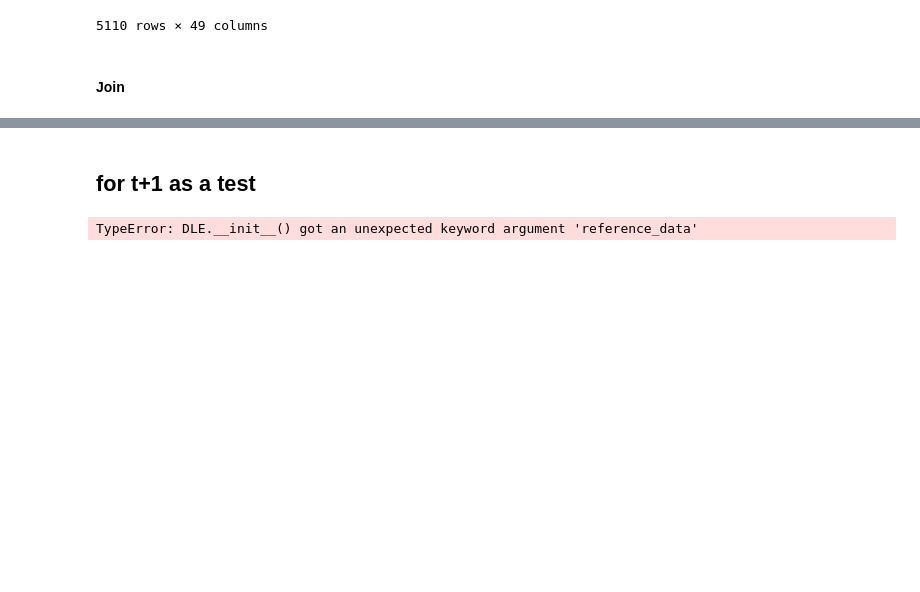
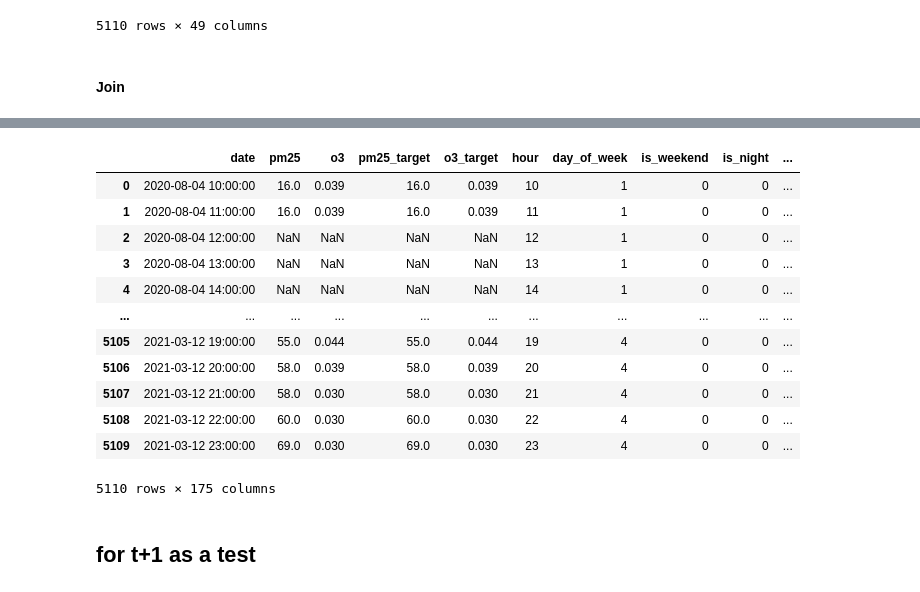
Before and after one commit to YubikNakarmi/Aqi_predictor, a Jupyter notebook: notebooks/monitoring.ipynb, the cells around one changed output, grey strips where cells are left out. Saved outputs shown, nothing was run; the diff lists cells and outputs as text; code cells hidden in the pictures; blank space fills up the shorter version.

```diff
--- a/notebooks/monitoring.ipynb
+++ b/notebooks/monitoring.ipynb
@@ -5,4 +5,5 @@ import os
 # %%
 ref_df = pd.read_parquet(os.path.join("D:/pypipeline/data/processed/hourly/us_paro_hourly", "test_processed.parquet"))
 ref_df = ref_df.reset_index()
+ref_df["date"] = pd.to_datetime(ref_df["date"], utc=True, errors="coerce").dt.tz_convert("Asia/Kathmandu").dt.tz_localize(None)
 # %%
@@ -40,13 +62,27 @@ ValueError: You are trying to merge on datetime64[ns, pytz.FixedOffset(345)] and
+# %%
+merged_df
+# %% [output]
+|  | date | pm25 | o3 | pm25_target | o3_target | hour | day_of_week | is_weekend | is_night | ... |
+| 0 | 2020-08-04 10:00:00 | 16.0 | 0.039 | 16.0 | 0.039 | 10 | 1 | 0 | 0 | ... |
+| 1 | 2020-08-04 11:00:00 | 16.0 | 0.039 | 16.0 | 0.039 | 11 | 1 | 0 | 0 | ... |
+| 2 | 2020-08-04 12:00:00 | NaN | NaN | NaN | NaN | 12 | 1 | 0 | 0 | ... |
+| 3 | 2020-08-04 13:00:00 | NaN | NaN | NaN | NaN | 13 | 1 | 0 | 0 | ... |
+| 4 | 2020-08-04 14:00:00 | NaN | NaN | NaN | NaN | 14 | 1 | 0 | 0 | ... |
+| ... | ... | ... | ... | ... | ... | ... | ... | ... | ... | ... |
+| 5105 | 2021-03-12 19:00:00 | 55.0 | 0.044 | 55.0 | 0.044 | 19 | 4 | 0 | 0 | ... |
+| 5106 | 2021-03-12 20:00:00 | 58.0 | 0.039 | 58.0 | 0.039 | 20 | 4 | 0 | 0 | ... |
+| 5107 | 2021-03-12 21:00:00 | 58.0 | 0.030 | 58.0 | 0.030 | 21 | 4 | 0 | 0 | ... |
+| 5108 | 2021-03-12 22:00:00 | 60.0 | 0.030 | 60.0 | 0.030 | 22 | 4 | 0 | 0 | ... |
+| 5109 | 2021-03-12 23:00:00 | 69.0 | 0.030 | 69.0 | 0.030 | 23 | 4 | 0 | 0 | ... |
+5110 rows × 175 columns
 # %% [markdown]
 ## for t+1 as a test
 # %%
 h = 1
 
-analysis = nannyml.DLE(y_true=f"pm25_plus_{h}h",
-                       y_pred=,
-                       columns=cols,
-                       timestamp_column_name="timestamp",
-                       target_column_name="pm25_target",
-                       chunk_period="D")
+analysis = nannyml.DLE(y_true=f"pm25_plus_{h}h_true",
+                       y_pred=f"pm25_plus_{h}h_pred",
+                       feature_column_names=cols,
+                       timestamp_column_name="date",
+                       chunk_period="2w",
+                       metrics=["rmse","mae"])
-# %% [output]
-TypeError: DLE.__init__() got an unexpected keyword argument 'reference_data'
```
Also changed, not shown: parts of 10 cells of this notebook.
